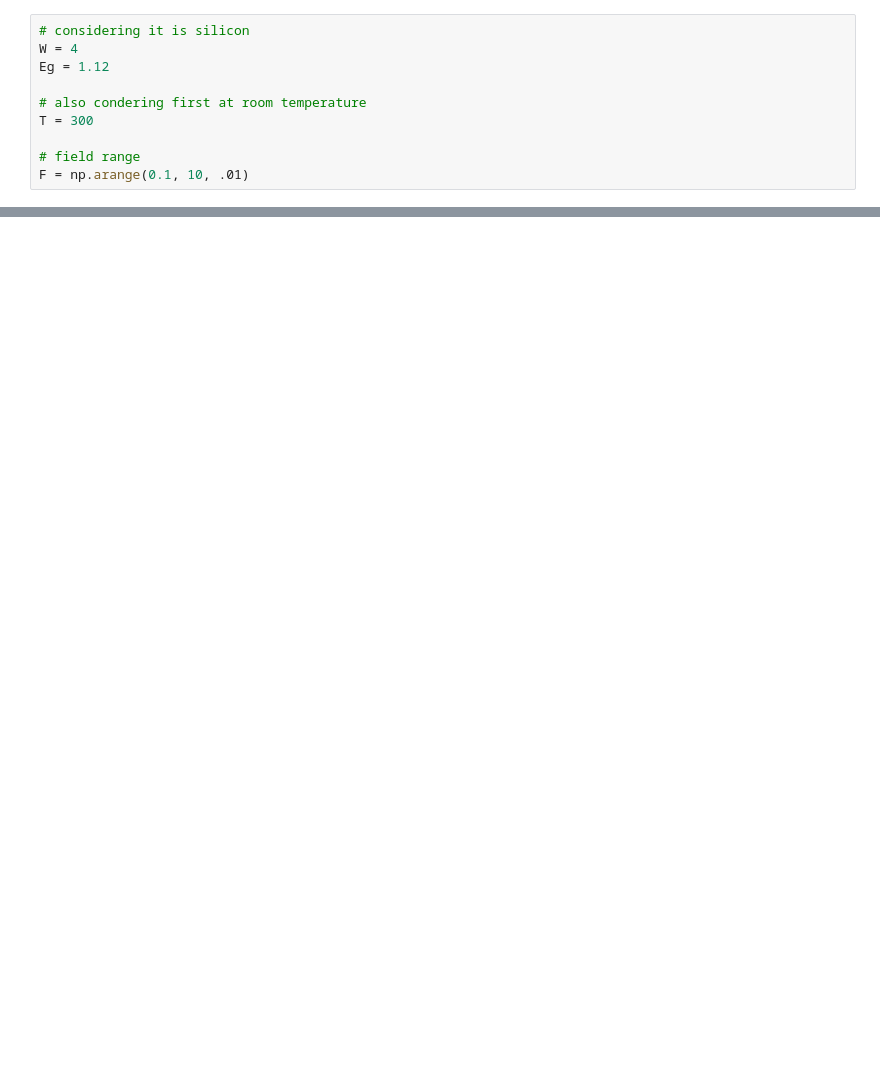
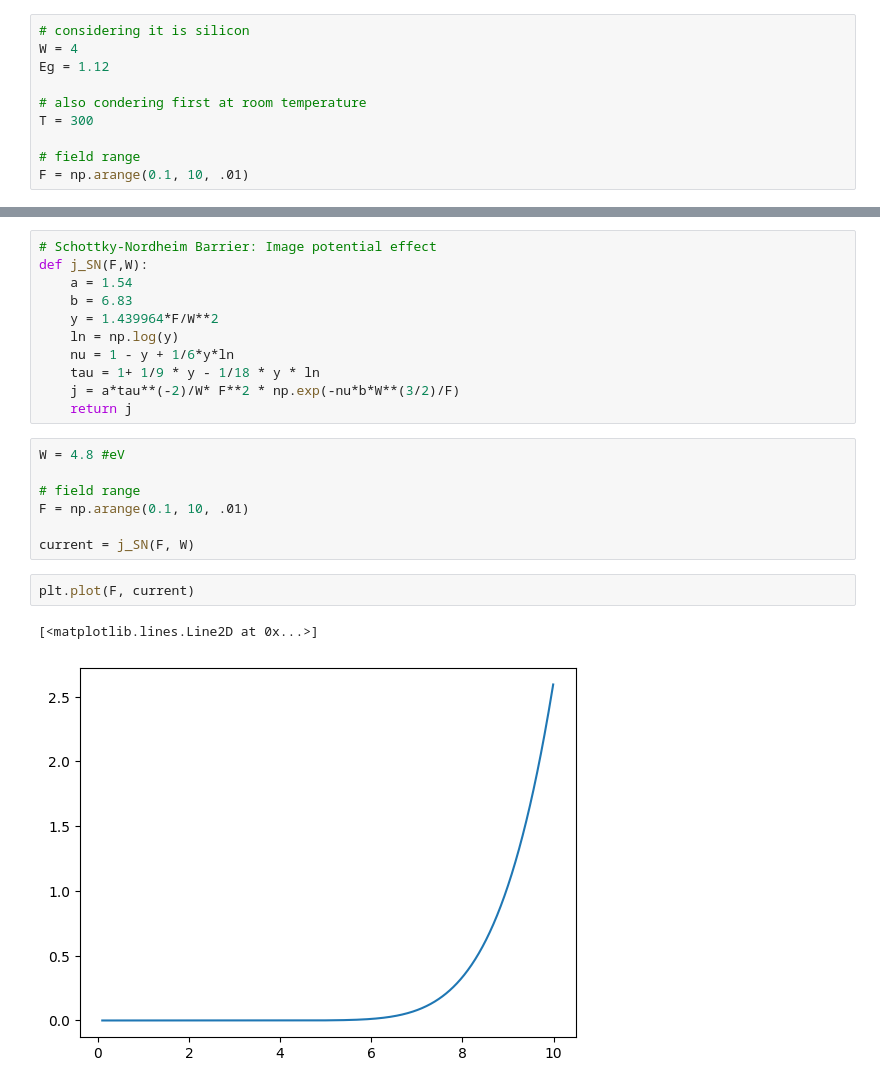
Before and after one commit to Kyatn/FEA-analysis, a Jupyter notebook: FN-currentForhighCurvatureTip.ipynb, the cells around one changed output, grey strips where cells are left out. Drawn from its saved outputs; the diff is of its cells as text; blank space fills up the shorter version.

```diff
--- a/FN-currentForhighCurvatureTip.ipynb
+++ b/FN-currentForhighCurvatureTip.ipynb
@@ -374,0 +363,23 @@ plt.legend()
+# %%
+# Schottky-Nordheim Barrier: Image potential effect
+def j_SN(F,W):
+    a = 1.54
+    b = 6.83
+    y = 1.439964*F/W**2
+    ln = np.log(y)
+    nu = 1 - y + 1/6*y*ln
+    tau = 1+ 1/9 * y - 1/18 * y * ln
+    j = a*tau**(-2)/W* F**2 * np.exp(-nu*b*W**(3/2)/F)
+    return j
+# %%
+W = 4.8 #eV
+
+# field range
+F = np.arange(0.1, 10, .01)
+
+current = j_SN(F, W)
+# %%
+plt.plot(F, current)
+# %% [output]
+[<matplotlib.lines.Line2D at 0x...>]
+[figure, added]
```
Also changed, not shown: parts of 12 cells of this notebook, 1 other file.
